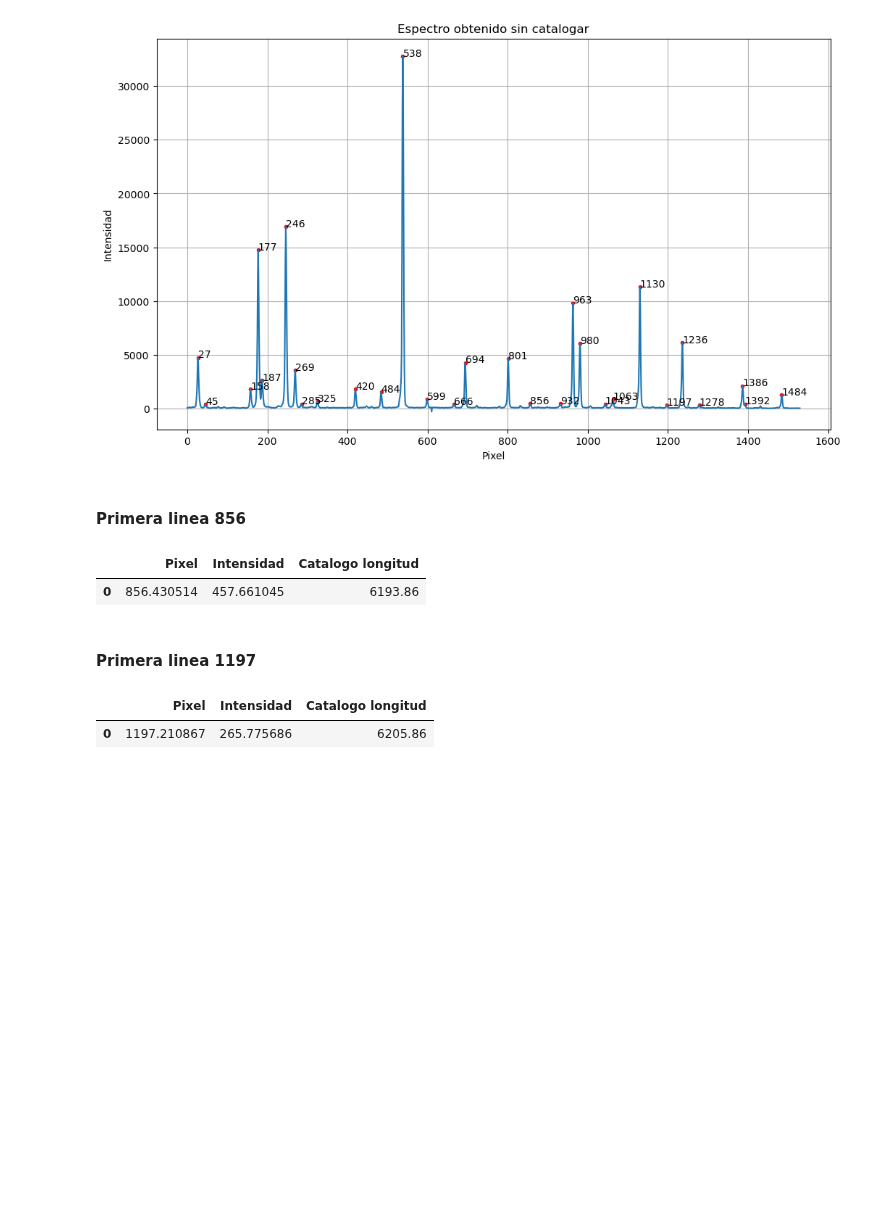
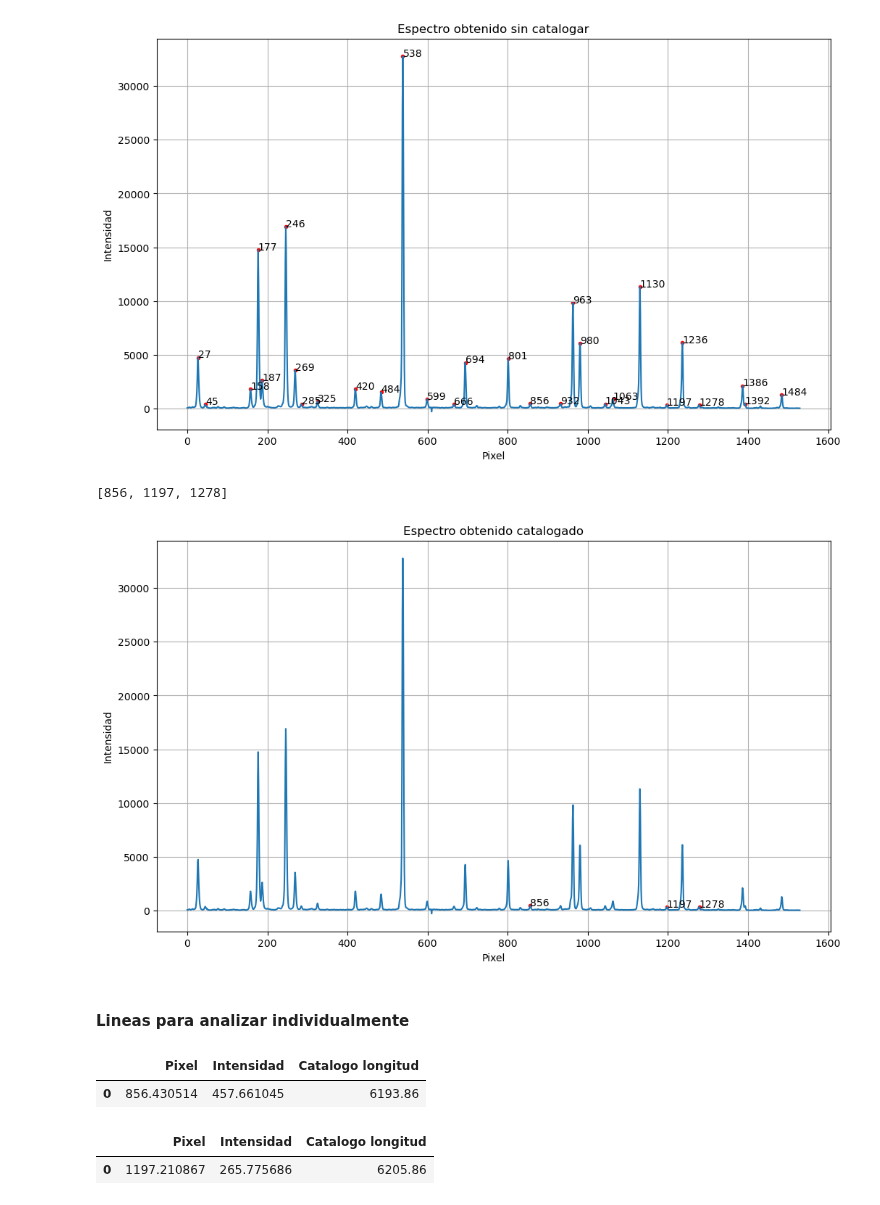
Before and after one commit to ccuellarn/Torium-Operation, a Jupyter notebook: Data/Th 6200/Analisis_6200.ipynb, the cells around one changed output. Cells and saved outputs as stored; diff of their text form; code cells hidden in the pictures; blank space fills up the shorter version.

```diff
--- a/Data/Th 6200/Analisis_6200.ipynb
+++ b/Data/Th 6200/Analisis_6200.ipynb
@@ -223,4 +223,26 @@ for i, label in enumerate(anotaciones_):
     plt.annotate(label, (marker_x_[i] + 0.1, marker_y_[i]))
 # %% [output]
 [figure]
+# %%
+#Lista de pixeles que se descartan al no estar en el espectro
+Pixnon_2 = [27, 45, 177, 246, 269, 285, 325, 420, 484, 538, 599, 666, 694, 801,932, 963, 980, 1043, 1063, 1130, 1236, 1386, 1392, 1484]
+
+#Se obtiene el espectro limpio sin los píxeles diferentes
+marker_xl_,marker_yl_, index_xl_,index_yl_,anotacionesl_ = DataCatalogue(Pixnon_2 + Pixnon_1,marker_x_,marker_y_, index_x_,index_y_,anotaciones_)
+
+#Grafica del espectro sin las líneas que no pertenecen
+fig2, ax2 = plt.subplots(1,1, figsize=(12,7))
+ax2.plot(pixel,intensidad)
+ax2.scatter(marker_xl_,marker_yl_,marker='.',color = 'red')
+ax2.set_title('Espectro obtenido catalogado')
+ax2.set_xlabel('Pixel')
+ax2.set_ylabel('Intensidad')
+ax2.grid()
+for i, label in enumerate(anotacionesl_):
+    plt.annotate(label, (marker_xl_[i] + 0.1, marker_yl_[i]))
+
+marker_xl_
+# %% [output]
+[856, 1197, 1278]
+[figure, added]
 # %%
@@ -239,5 +262,5 @@ Pixsus_2 = [45,666,1043]
-# %% [markdown]
-#### Primera linea 856
+# %% [markdown]
+#### Lineas para analizar individualmente
 # %%
 #NO CONFUNDIR, son lineas ya analizadas, es para poder hacer un análisis más detallado a las lineas que por la intensidad toca separarlas del análisis general
 pixsus = [1197,1278,45,666,1043,27,158,177,187,246,269,285,325,420,484,538,599,694,801,932,963,980,1063,1130,1236,1386,1392,1484]
@@ -252,8 +275,6 @@ DataFit_21
 # %% [output]
 |  | Pixel | Intensidad | Catalogo longitud |
 | 0 | 856.430514 | 457.661045 | 6193.86 |
-# %% [markdown]
-#### Primera linea 1197
 # %%
 pixsus = [856,1278,45,666,1043,27,158,177,187,246,269,285,325,420,484,538,599,694,801,932,963,980,1063,1130,1236,1386,1392,1484] #lineas ya analizadas
 
```
Also changed, not shown: parts of 11 cells of this notebook.
